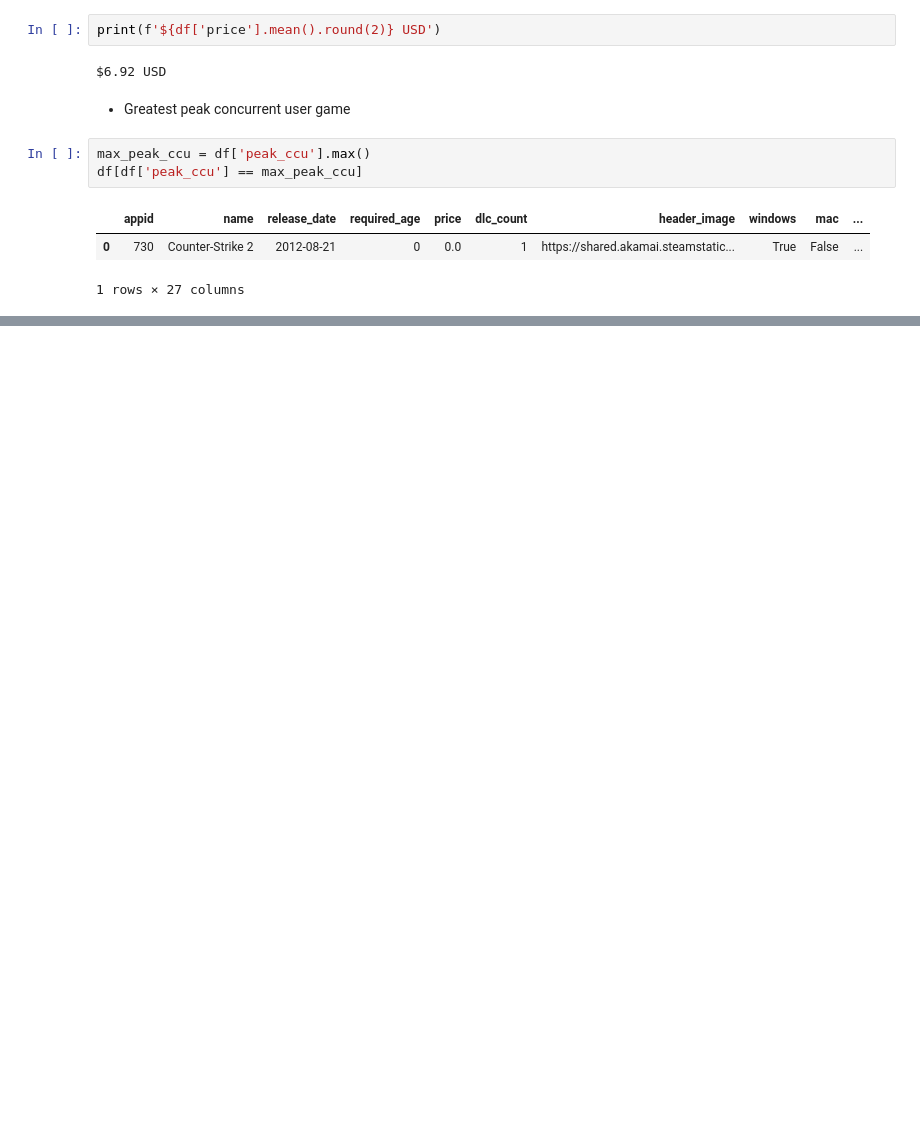
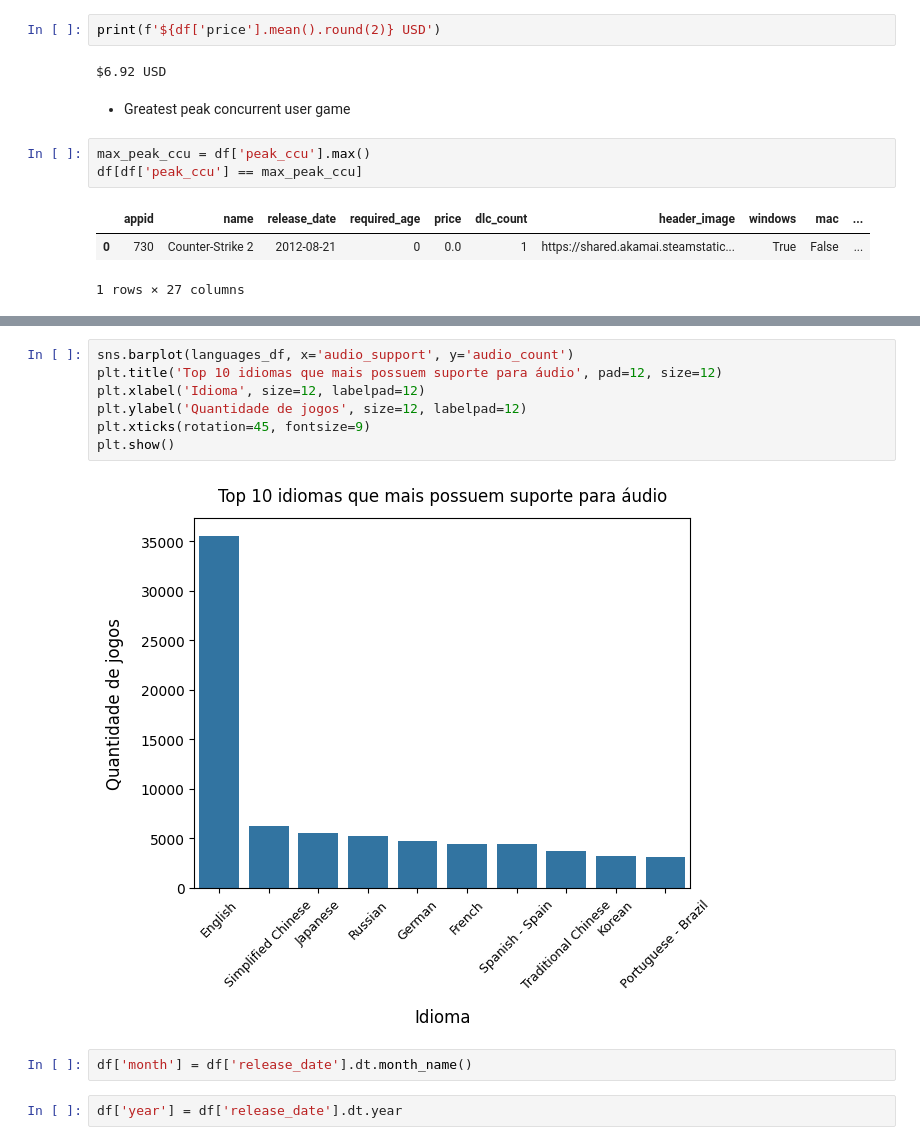
Before and after one commit to JoseVColino/Steam_Stats_EDA_Dashboard, a Jupyter notebook: notebooks/01_steam_eda.ipynb, the cells around one changed output, grey strips where cells are left out. Saved outputs shown, nothing was run; the diff lists cells and outputs as text; blank space fills up the shorter version.

```diff
--- a/notebooks/01_steam_eda.ipynb
+++ b/notebooks/01_steam_eda.ipynb
@@ -226,0 +384,13 @@ Summarize the key insights from the exploratory data analysis:
+# %%
+sns.barplot(languages_df, x='audio_support', y='audio_count')
+plt.title('Top 10 idiomas que mais possuem suporte para áudio', pad=12, size=12)
+plt.xlabel('Idioma', size=12, labelpad=12)
+plt.ylabel('Quantidade de jogos', size=12, labelpad=12)
+plt.xticks(rotation=45, fontsize=9)
+plt.show()
+# %% [output]
+[figure, added]
+# %%
+df['month'] = df['release_date'].dt.month_name()
+# %%
+df['year'] = df['release_date'].dt.year
```
Also changed, not shown: parts of 28 cells of this notebook.
